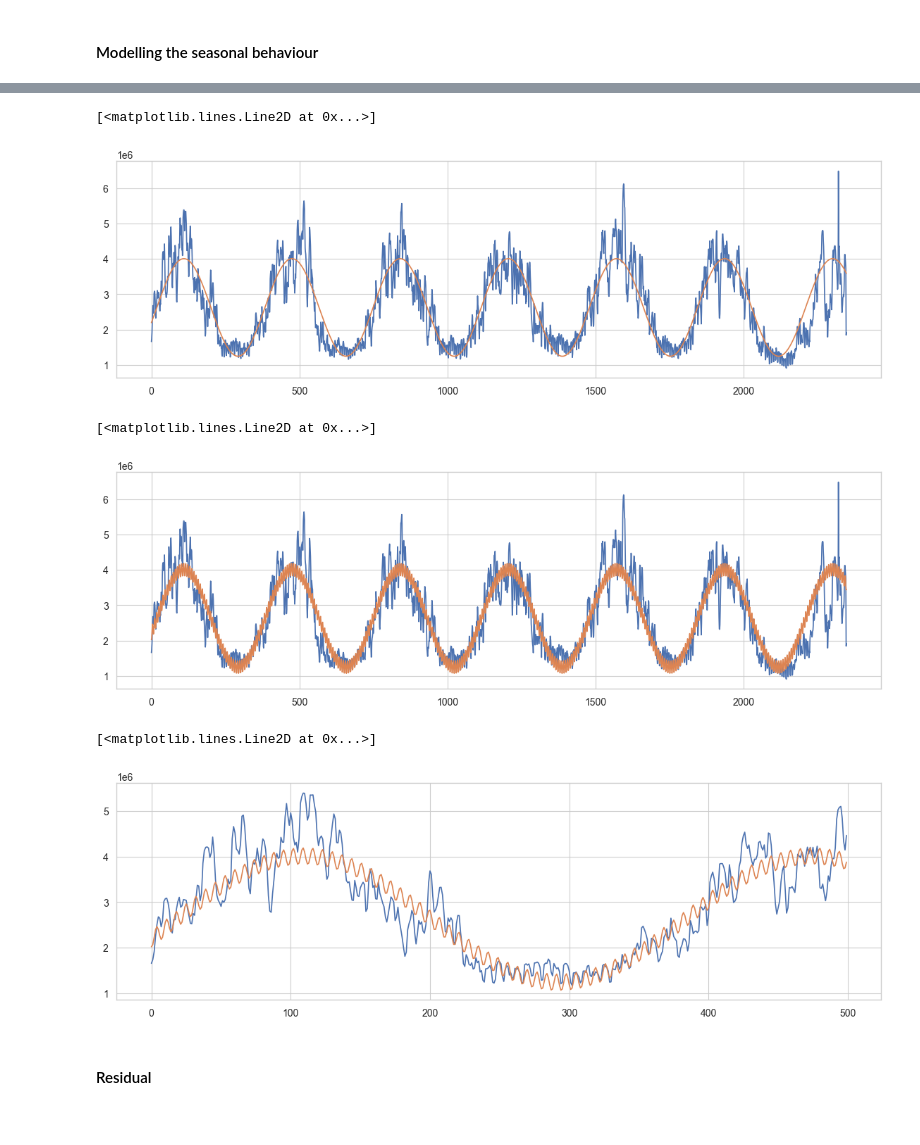
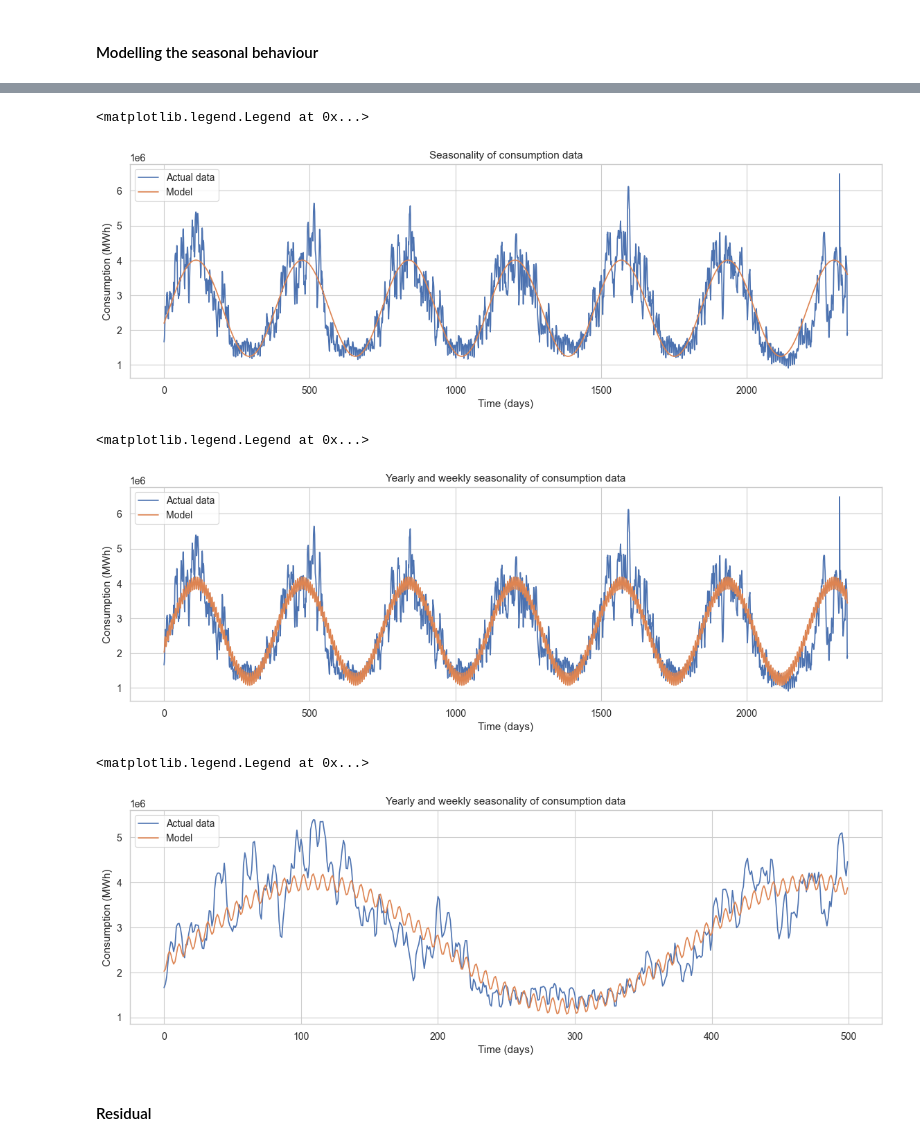
Before and after one commit to f-linus/natural_gas_consumption_modelling, a Jupyter notebook: notebooks/data_analysis/002 Autocorrelation, seasonality and trends.ipynb, the cells around one changed output, grey strips where cells are left out. Cells and saved outputs as stored; diff of their text form; code cells hidden in the pictures.

```diff
--- a/notebooks/data_analysis/002 Autocorrelation, seasonality and trends.ipynb
+++ b/notebooks/data_analysis/002 Autocorrelation, seasonality and trends.ipynb
@@ -122,11 +138,16 @@ parameters_optimal, _ = optimize.curve_fit(yearly_seasonality, x, y)
 # %%
 fig, ax = plt.subplots(figsize=(14, 4))
 
 ax.plot(x, y, label="Data")
 ax.plot(x, yearly_seasonality(x, *parameters_optimal), label="Seasonality")
+
+ax.set_title("Seasonality of consumption data")
+ax.set_xlabel("Time (days)")
+ax.set_ylabel("Consumption (MWh)")
+ax.legend(["Actual data", "Model"])
 # %% [output]
-[<matplotlib.lines.Line2D at 0x...>]
+<matplotlib.legend.Legend at 0x...>
-[figure, old version]
+[figure, new version]
 # %%
 def combined_seasonality(x, a, b, c, d, e, f):
     return yearly_seasonality(x, a, b, c) + weekly_seasonality(x, d, e, f)
@@ -138,9 +159,14 @@ fig, ax = plt.subplots(figsize=(14, 4))
 
 ax.plot(x, y, label="Data")
 ax.plot(x, combined_seasonality(x, *parameters_optimal), label="Seasonality")
+
+ax.set_title("Yearly and weekly seasonality of consumption data")
+ax.set_xlabel("Time (days)")
+ax.set_ylabel("Consumption (MWh)")
+ax.legend(["Actual data", "Model"])
 # %% [output]
-[<matplotlib.lines.Line2D at 0x...>]
+<matplotlib.legend.Legend at 0x...>
-[figure, old version]
+[figure, new version]
 # %%
 days = 500
 
@@ -150,9 +176,14 @@ ax.plot(x[:days], y[:days], label="Data")
 ax.plot(
     x[:days], combined_seasonality(x[:days], *parameters_optimal), label="Seasonality"
 )
+
+ax.set_title("Yearly and weekly seasonality of consumption data")
+ax.set_xlabel("Time (days)")
+ax.set_ylabel("Consumption (MWh)")
+ax.legend(["Actual data", "Model"])
 # %% [output]
-[<matplotlib.lines.Line2D at 0x...>]
+<matplotlib.legend.Legend at 0x...>
-[figure, old version]
+[figure, new version]
 # %% [markdown]
 #### Residual
 # %%
```
Also changed, not shown: parts of 6 cells of this notebook.
